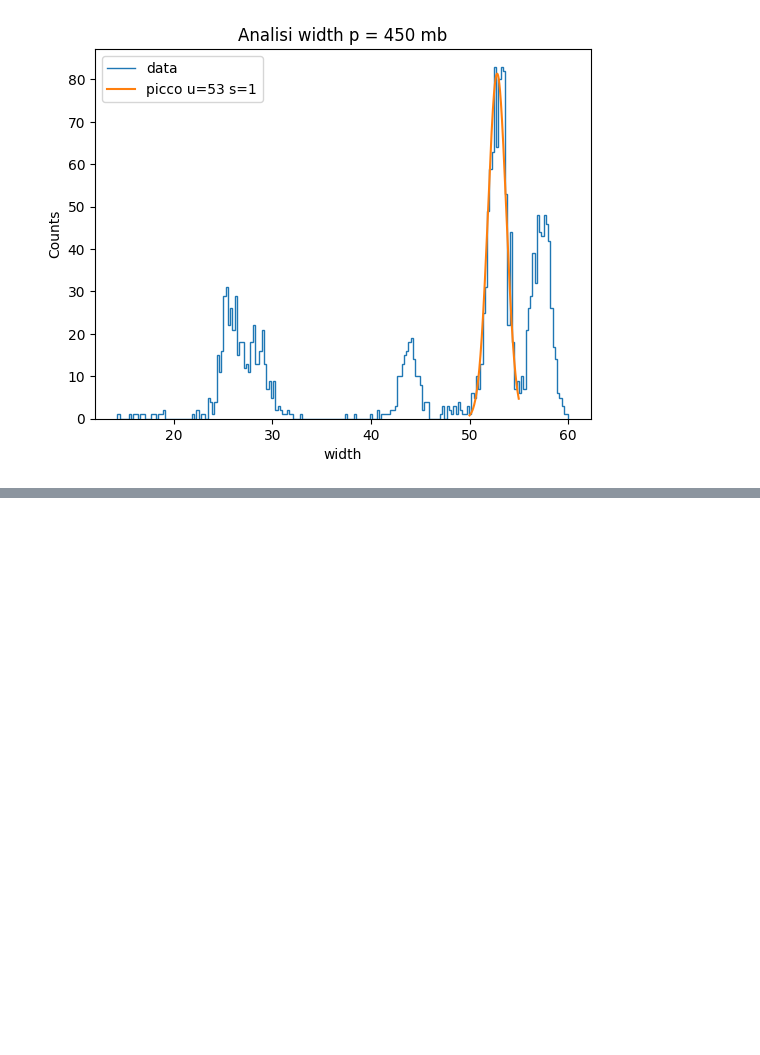
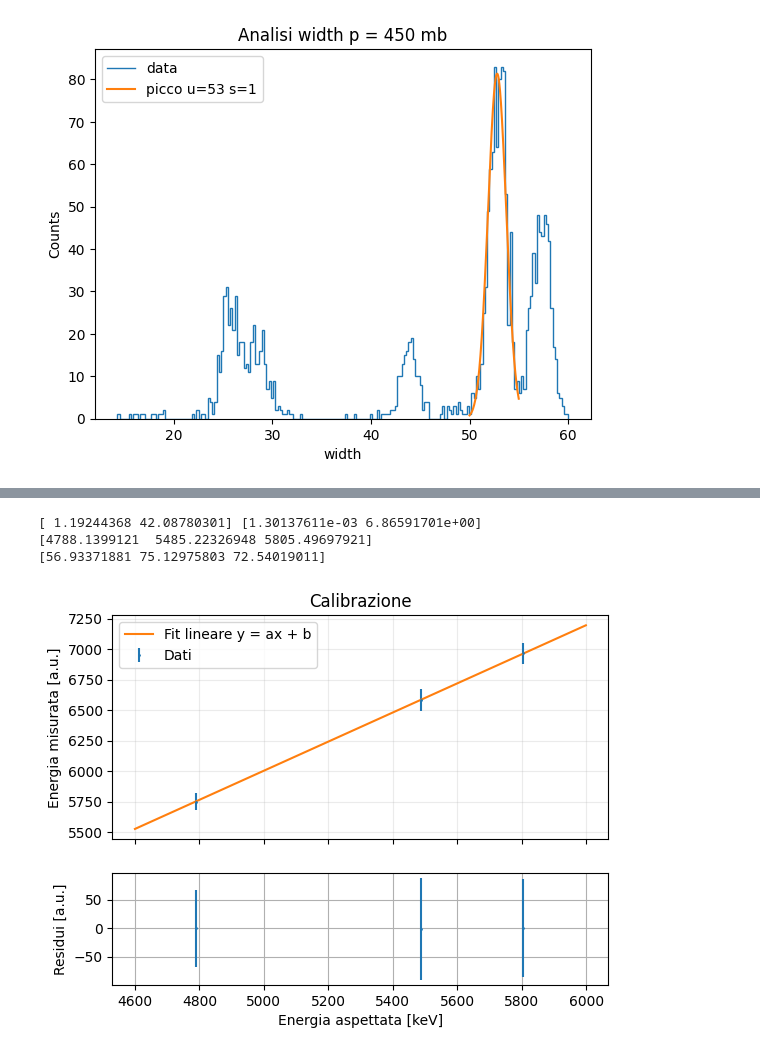
Before and after one commit to Fra005Ve/Laboratorio-di-Fisica---Spettroscopia, a Jupyter notebook: AnalisiBragg.ipynb, the cells around one changed output, grey strips where cells are left out. Cells and saved outputs as stored; diff of their text form; code cells hidden in the pictures; blank space fills up the shorter version.

```diff
--- a/AnalisiBragg.ipynb
+++ b/AnalisiBragg.ipynb
@@ -681,0 +735,42 @@ Niiiiiiiiiiiiiiiick
+# %%
+teoria = np.array([4788, 5486, 5805]) #keV
+esperimento = np.array([meansNp500, meansAm500, meansCm500])
+sigmas = np.array([sigmasNp500, sigmasAm500, sigmasCm500])
+
+p, sp = curve_fit(linear, teoria, esperimento, sigma=sigmas)
+
+residui = esperimento - linear(teoria, *p)
+
+
+fig, ax = plt.subplots(2,1, sharex = True, height_ratios = [1,0.5])
+ax[0].errorbar(teoria, esperimento, yerr = sigmas, fmt='o', ms = 1, label = 'Dati')
+
+ax[0].plot(np.arange(4600, 6000), linear(np.arange(4600, 6000), *p), label = "Fit lineare y = ax + b")
+
+ax[1].set_xlabel("Energia aspettata [keV]")
+ax[0].set_ylabel("Energia misurata [a.u.]")
+ax[1].set_ylabel("Residui [a.u.]")
+
+ax[0].legend()
+
+ax[0].grid(alpha = 0.25)
+
+ax[0].set_title("Calibrazione")
+
+ax[1].errorbar(teoria, residui, yerr = sigmas, fmt='o', ms = 1)
+
+ax[1].grid()
+
+
+print(p, np.sqrt(np.diag(sp)))
+
+print((esperimento-p[1])/p[0])
+print(sigmas/p[0])
+
+
+plt.show()
+# %% [output]
+[ 1.19244368 42.08780301] [1.30137611e-03 6.86591701e+00]
+[4788.1399121  5485.22326948 5805.49697921]
+[56.93371881 75.12975803 72.54019011]
+[figure, added]
```
Also changed, not shown: parts of 10 cells of this notebook.
